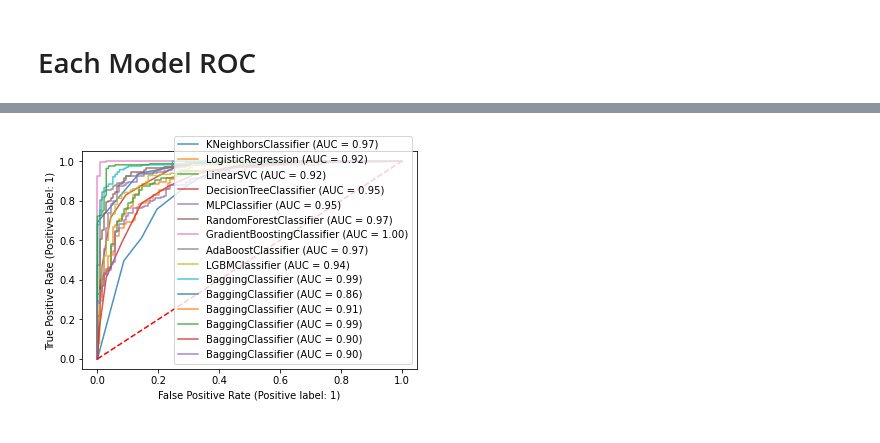
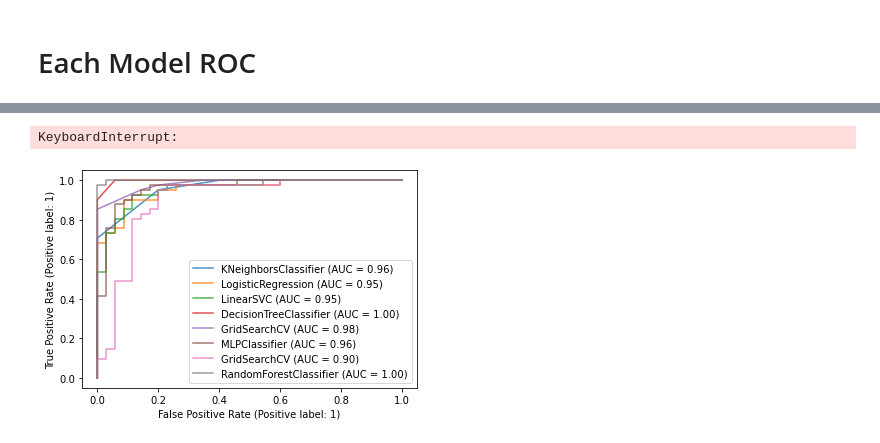
Before and after one commit to YouWeiChenPython/IMLP, a Jupyter notebook: Final Project/Heart attack predict.ipynb, the cells around one changed output, grey strips where cells are left out. Cells and saved outputs as stored; diff of their text form; code cells hidden in the pictures.

```diff
--- a/Final Project/Heart attack predict.ipynb
+++ b/Final Project/Heart attack predict.ipynb
@@ -392,0 +455,14 @@ Testing Accuracy 0.842
+# %%
+param_test = {
+    'max_depth' : [2,3,4,5,6,7],
+    'min_samples_split' : [2,3,4,5],
+    'min_samples_leaf' :[2,3,4,5]
+}
+rf_cv = GridSearchCV(estimator= RandomForestClassifier(n_estimators=500),
+                             param_grid = param_test,scoring='accuracy',
+                             n_jobs=-1,cv=5)
+rf_cv.fit(x_train,y_train)
+## This best score is the mean of five cross validation folds with the best hyperparamters.
+print(rf_cv.best_params_, rf_cv.best_score_)
+print("Training Accuracy {:.3f}".format(rf_cv.score(x_train,y_train)))
+print("Testing Accuracy {:.3f}".format(rf_cv.score(x_test,y_test)))
@@ -393,5 +475,5 @@ Testing Accuracy 0.842
 # %%
-Each_model_dict['Random Forest Classifier'] = rf
+Each_model_dict['Random Forest Classifier-after cv'] = rf_cv
 # %% [markdown]
 # Grandient Boosting Classifier
 # %%
@@ -407,0 +490,13 @@ Each_model_dict['Grandient Boosting Classifier'] = gbrt
+# %%
+param_test = {
+    'max_depth' : [2,3,4,5,6,7],
+    'min_samples_split': np.arange(2, 12, 3),
+    'min_samples_leaf': np.arange(1, 10, 3)
+}
+gbrt_cv = GridSearchCV(estimator= GradientBoostingClassifier(n_estimators=1000),
+                             param_grid = param_test,scoring='accuracy',
+                             n_jobs=-1,cv=5)
+gbrt_cv.fit(x_train,y_train)
+print(gbrt_cv.best_params_, gbrt_cv.best_score_)
+print("Training Accuracy {:.3f}".format(gbrt_cv.score(x_train,y_train)))
+print("Testing Accuracy {:.3f}".format(gbrt_cv.score(x_test,y_test)))
@@ -408,3 +509,5 @@ Each_model_dict['Grandient Boosting Classifier'] = gbrt
+# %%
+Each_model_dict['Grandient Boosting Classifier aftr_cv'] = gbrt_cv
 # %% [markdown]
 # AdaBoost Classifier
 # %%
@@ -479,12 +592,13 @@ print(Each_model_dict)
 # %%
 from sklearn.metrics import plot_roc_curve, roc_curve, roc_auc_score, auc
 
 for name in Each_model_dict:
-    Each_model_dict[name].fit(X_scaled, Y_data)
+    Each_model_dict[name].fit(x_test, y_test)
     ax = plt.gca()
     plt.plot(ax=ax, alpha=0.8)
-    plot_roc_curve(Each_model_dict[name], X_scaled, Y_data, ax=ax, alpha=0.8)
+    plot_roc_curve(Each_model_dict[name], x_test, y_test, ax=ax, alpha=0.8)
 plt.plot([0, 1], [0, 1],'r--',label ='AUC = 0.50')
 plt.show()
 # %% [output]
+KeyboardInterrupt:
-[figure, old version]
+[figure, new version]
```
Also changed, not shown: parts of 33 cells of this notebook.
